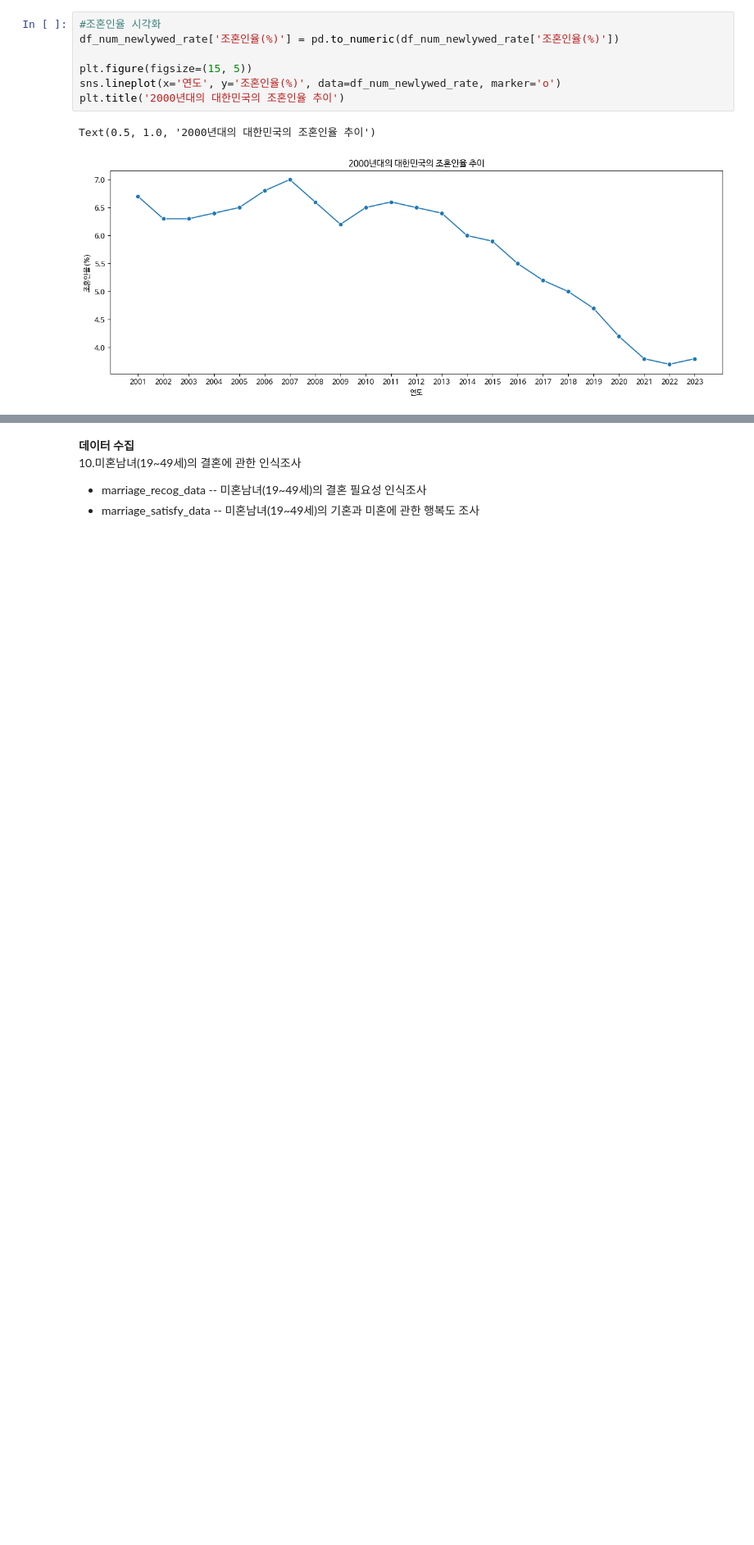
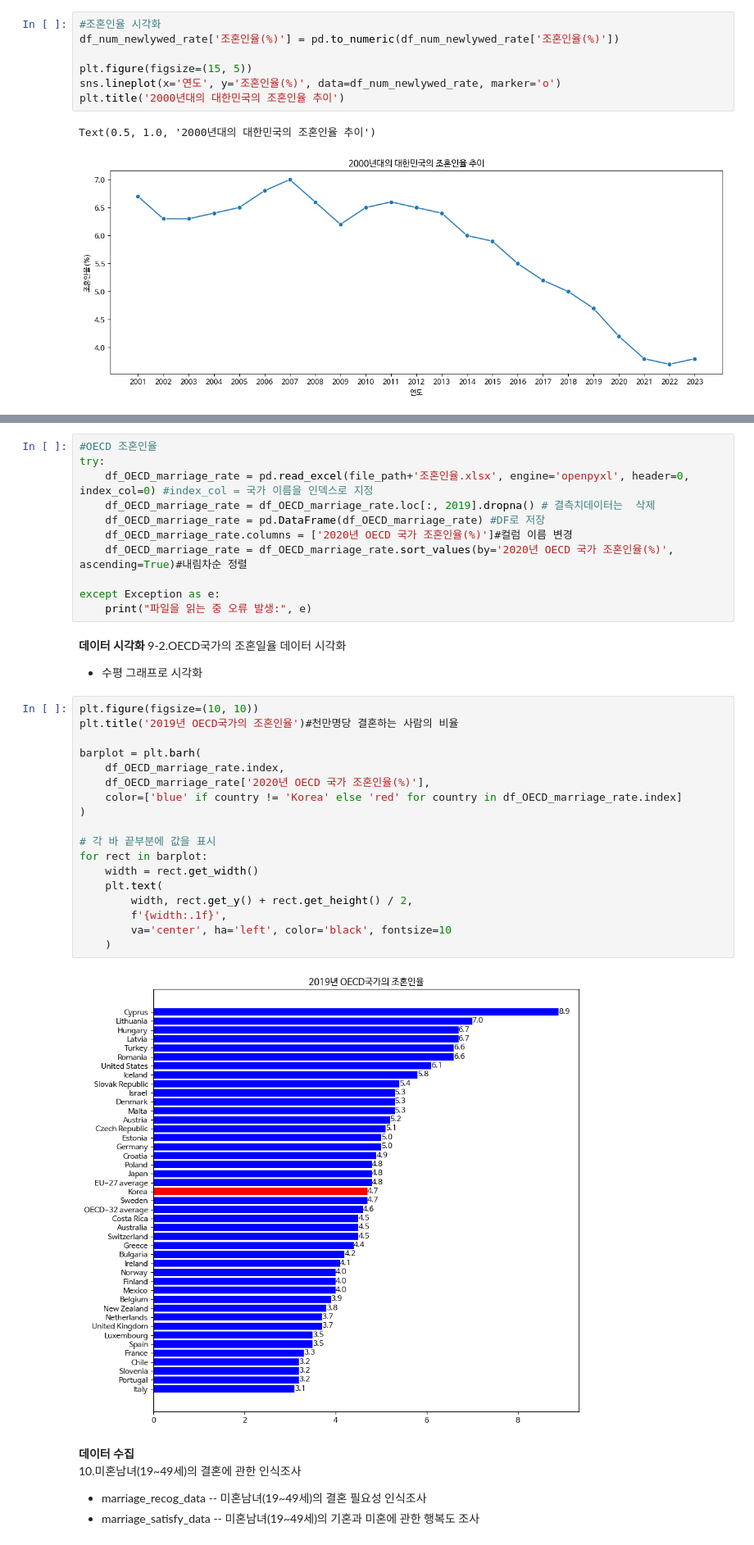
Before and after one commit to MCK-OOTS/DataVisualization, a Jupyter notebook: DataVisualization.ipynb, the cells around one changed output, grey strips where cells are left out. Shown at 82% size. Drawn from its saved outputs; the diff is of its cells as text; blank space fills up the shorter version.

```diff
--- a/DataVisualization.ipynb
+++ b/DataVisualization.ipynb
@@ -954,3 +1021,38 @@ Text(0.5, 1.0, '2000년대의 대한민국의 조혼인율 추이')
+# %%
+#OECD 조혼인율
+try:
+    df_OECD_marriage_rate = pd.read_excel(file_path+'조혼인율.xlsx', engine='openpyxl', header=0, index_col=0) #index_col = 국가 이름을 인덱스로 지정
+    df_OECD_marriage_rate = df_OECD_marriage_rate.loc[:, 2019].dropna() # 결측치데이터는  삭제
+    df_OECD_marriage_rate = pd.DataFrame(df_OECD_marriage_rate) #DF로 저장
+    df_OECD_marriage_rate.columns = ['2020년 OECD 국가 조혼인율(%)']#컬럼 이름 변경
+    df_OECD_marriage_rate = df_OECD_marriage_rate.sort_values(by='2020년 OECD 국가 조혼인율(%)', ascending=True)#내림차순 정렬
+
+except Exception as e:
+    print("파일을 읽는 중 오류 발생:", e)
+# %% [markdown]
+**데이터 시각화**
+9-2.OECD국가의 조혼일율 데이터 시각화
+- 수평 그래프로 시각화
+# %%
+plt.figure(figsize=(10, 10))
+plt.title('2019년 OECD국가의 조혼인율')#천만명당 결혼하는 사람의 비율
+
+barplot = plt.barh(
+    df_OECD_marriage_rate.index,
+    df_OECD_marriage_rate['2020년 OECD 국가 조혼인율(%)'],
+    color=['blue' if country != 'Korea' else 'red' for country in df_OECD_marriage_rate.index]
+)
+
+# 각 바 끝부분에 값을 표시
+for rect in barplot:
+    width = rect.get_width()
+    plt.text(
+        width, rect.get_y() + rect.get_height() / 2,
+        f'{width:.1f}',
+        va='center', ha='left', color='black', fontsize=10
+    )
+# %% [output]
+[figure, added]
 # %% [markdown]
 **데이터 수집**<br>
 10.미혼남녀(19~49세)의 결혼에 관한 인식조사<br>
```
Also changed, not shown: parts of 35 cells of this notebook.
